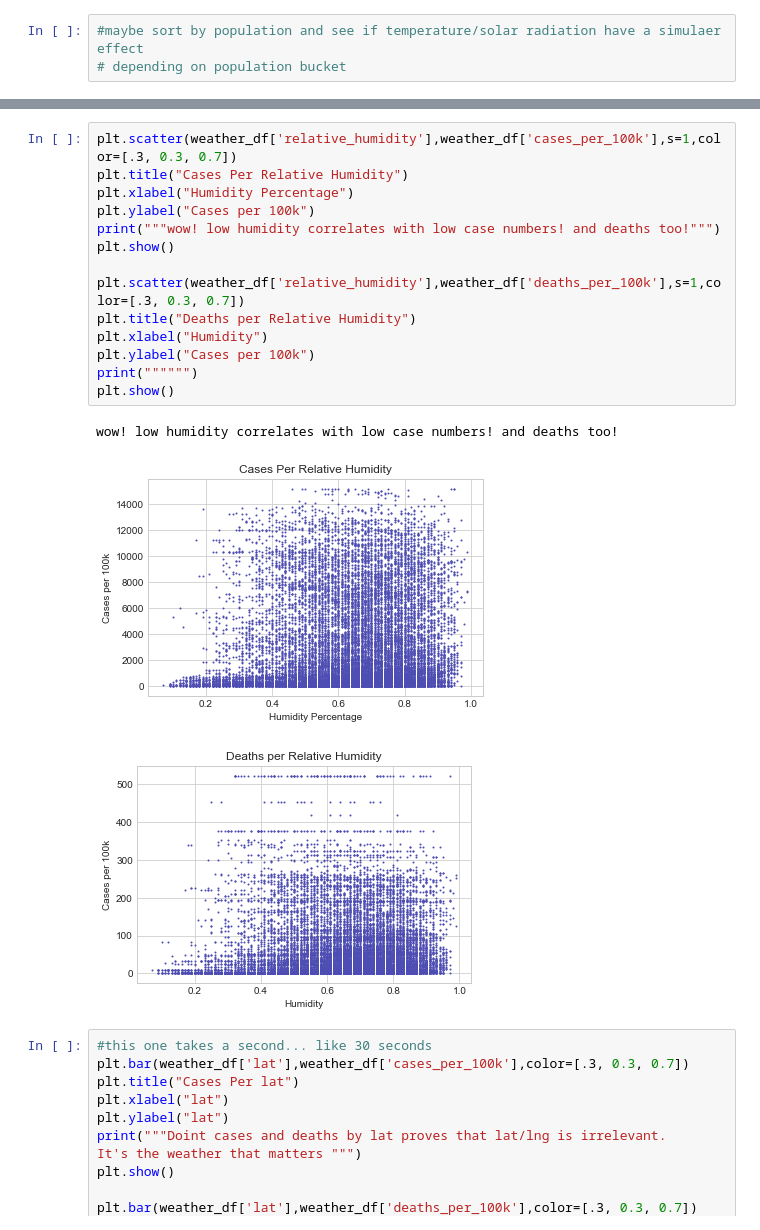
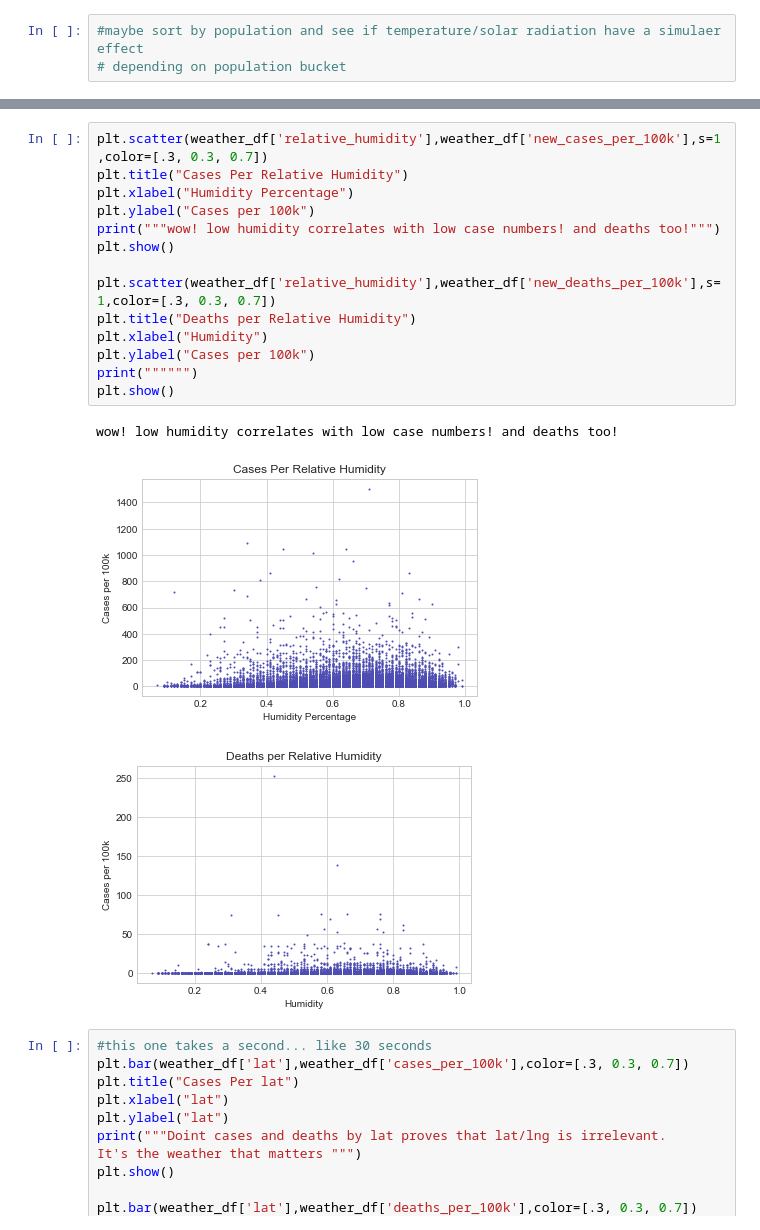
Before and after one commit to pkriger/project-01, a Jupyter notebook: Weather_Analysis - copy PK.ipynb, the cells around one changed output, grey strips where cells are left out. Saved outputs shown, nothing was run; the diff lists cells and outputs as text.

```diff
--- a/Weather_Analysis - copy PK.ipynb
+++ b/Weather_Analysis - copy PK.ipynb
@@ -222,21 +200,21 @@ Ok this one is on cases per 100k
 # %%
-plt.scatter(weather_df['relative_humidity'],weather_df['cases_per_100k'],s=1,color=[.3, 0.3, 0.7])
+plt.scatter(weather_df['relative_humidity'],weather_df['new_cases_per_100k'],s=1,color=[.3, 0.3, 0.7])
 plt.title("Cases Per Relative Humidity")
 plt.xlabel("Humidity Percentage")
 plt.ylabel("Cases per 100k")
 print("""wow! low humidity correlates with low case numbers! and deaths too!""")
 plt.show()
 
-plt.scatter(weather_df['relative_humidity'],weather_df['deaths_per_100k'],s=1,color=[.3, 0.3, 0.7])
+plt.scatter(weather_df['relative_humidity'],weather_df['new_deaths_per_100k'],s=1,color=[.3, 0.3, 0.7])
 plt.title("Deaths per Relative Humidity")
 plt.xlabel("Humidity")
 plt.ylabel("Cases per 100k")
 print("""""")
 plt.show()
 # %% [output]
 wow! low humidity correlates with low case numbers! and deaths too!
-[figure, old version]
+[figure, new version]
-[figure, old version]
+[figure, new version]
 # %%
 #this one takes a second... like 30 seconds
 plt.bar(weather_df['lat'],weather_df['cases_per_100k'],color=[.3, 0.3, 0.7])
```
Also changed, not shown: parts of 8 cells of this notebook.
